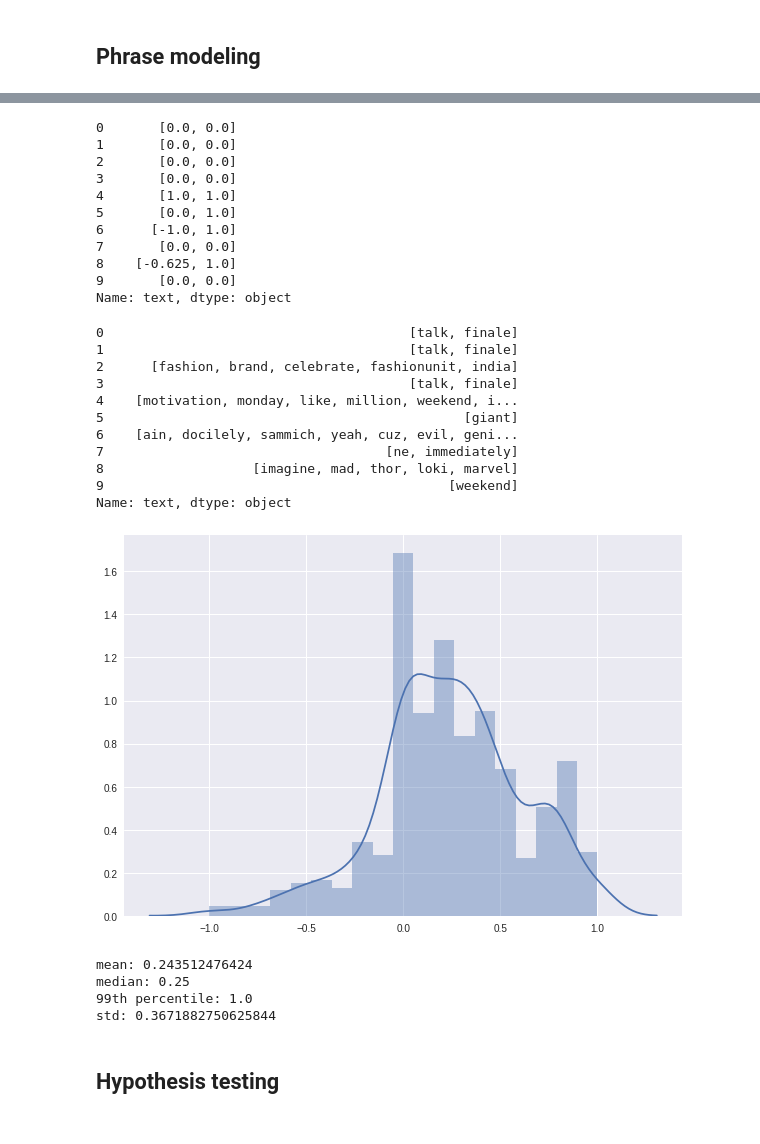
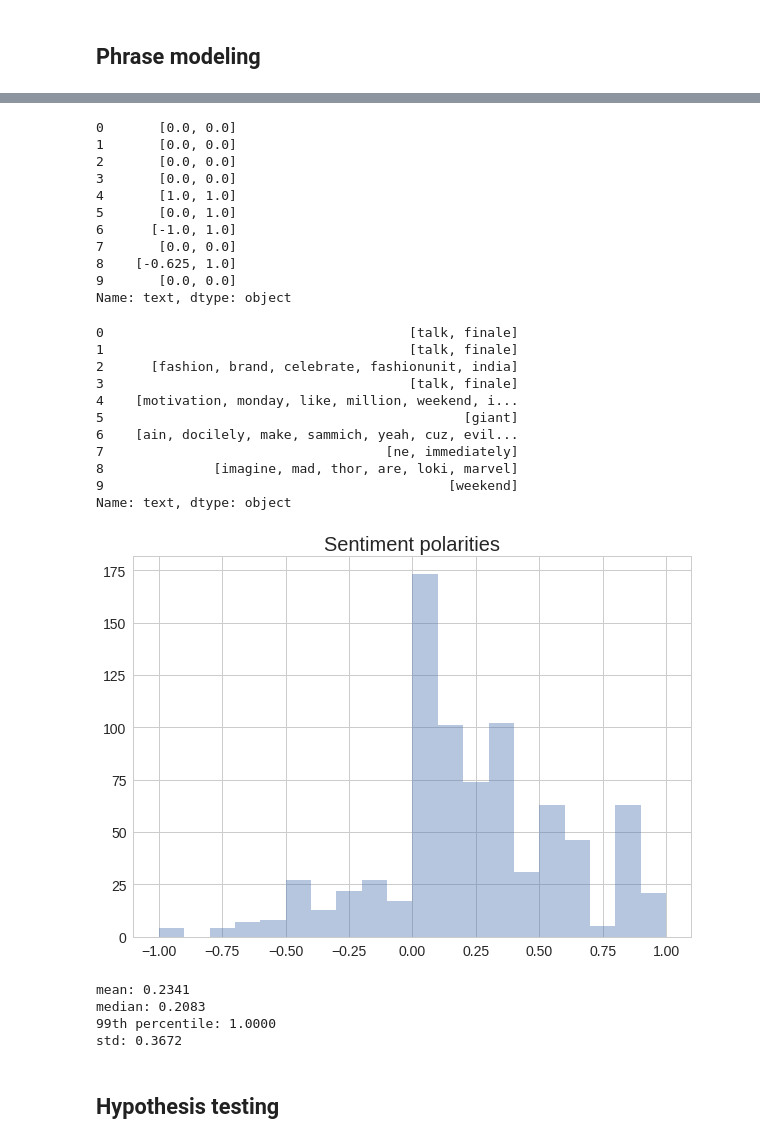
Before and after one commit to PrabhatCS/portfolio, a Jupyter notebook: tweet_analysis_2.ipynb, the cells around one changed output, grey strips where cells are left out. Drawn from its saved outputs; the diff is of its cells as text; code cells hidden in the pictures.

Commit message:
Changed graphs, added tsne for w2vec

```diff
--- a/tweet_analysis_2.ipynb
+++ b/tweet_analysis_2.ipynb
@@ -65,17 +64,19 @@ def clean_text(text):
     text = nlp(text)
 
     # removes punctuation and pronouns, returns lemmatized word
+    lex = nlp.vocab['not']
+    lex.is_stop = False
     words=[]
     for word in text:
-        if word.pos_ != 'PUNCT' and word.lemma_ != '-PRON-' and not word.is_space:
+        if word.pos_ != 'PUNCT' and word.lemma_ != '-PRON-' and not word.is_space and not word.is_stop:
             words.append(word.lemma_)
 
-    # removes stop words
-    unigrams=[]
-    for word in words:
-        if word not in spacy.en.STOP_WORDS:
-            unigrams.append(word)
-
-    unigrams = [word for word in unigrams if word not in ['t', 's', "v", "'s" "n't"]]
+    unigrams = [word for word in words if word not in ['t', 's', "v", "'s" "n't", "want", "film", "bullet", "vs",
+                                                       "physics", "bracelet", "diana", "youtube", "box", "office",
+                                                       "get", "gal", "gadot", "one", "dc", "superhero", "wonder",
+                                                       "woman", "movie", "go", "see", "wonderwoman", "watch",
+                                                       "watching"
+                                                      ]
+               ]
 
     return unigrams
@@ -147,3 +147,12 @@ Counter([word for line in trigram_phrases for word in line]).most_common(20)
+# %%
+from pylab import rcParams
+rcParams.update({'font.size' : 14, 'legend.fontsize' : "small",
+                 "xtick.labelsize" : 14, "ytick.labelsize" : 14,
+                 "figure.figsize":(9, 6), "axes.titlesize" : 20,
+                 "axes.labelsize" : 14, "lines.linewidth" : 3,
+                 "lines.markersize" : 10
+})
+sns.set_style("whitegrid")
 # %%
 tweet_words = [word for tweet in bigram_phrases for word in tweet]
 tweet_words = pd.Series(tweet_words)
@@ -172,8 +185,6 @@ def unsplit(words):
             sent = sent + ' ' + word
     return sent
 # %%
-tweet_list[7]
-
 tweet_sentiment = tweet_list.apply(lambda x: sentiment(unsplit(x)))
 print(tweet_sentiment[0:10])
 tweet_list[0:10]
@@ -195,29 +206,29 @@ Name: text, dtype: object
 3                                       [talk, finale]
 4    [motivation, monday, like, million, weekend, i...
 5                                              [giant]
-6    [ain, docilely, sammich, yeah, cuz, evil, geni...
+6    [ain, docilely, make, sammich, yeah, cuz, evil...
 7                                    [ne, immediately]
-8                   [imagine, mad, thor, loki, marvel]
+8              [imagine, mad, thor, are, loki, marvel]
 9                                            [weekend]
 Name: text, dtype: object
 # %%
 polarities = [pol[0] for pol in tweet_sentiment if pol[1] != 0]
 plt.figure(figsize = (10,7))
-sns.distplot(polarities)
-
+sns.distplot(polarities, kde = False)
+plt.title("Sentiment polarities")
 plt.show()
 # %% [output]
-[figure, old version]
+[figure, new version]
 # %%
-print("mean:",np.mean(polarities))
-print('{:<0} {}'.format("median:",np.median(polarities)))
-print("99th percentile:" + " " + str(np.percentile(polarities, 99)))
-print('{:<4} {}'.format("std:", np.std(polarities)))
+print("mean: {:0.4f}".format(np.mean(polarities)))
+print("median: {:0.4f}".format(np.median(polarities)))
+print("99th percentile: {:0.4f}".format(np.percentile(polarities, 99)))
+print('{} {:0.4f}'.format("std:", np.std(polarities)))
 # %% [output]
-mean: 0.243512476424
-median: 0.25
-99th percentile: 1.0
-std: 0.3671882750625844
+mean: 0.2341
+median: 0.2083
+99th percentile: 1.0000
+std: 0.3672
 # %% [markdown]
 ## Hypothesis testing
 # %%
```
Also changed, not shown: parts of 18 cells of this notebook, 1 other file.
